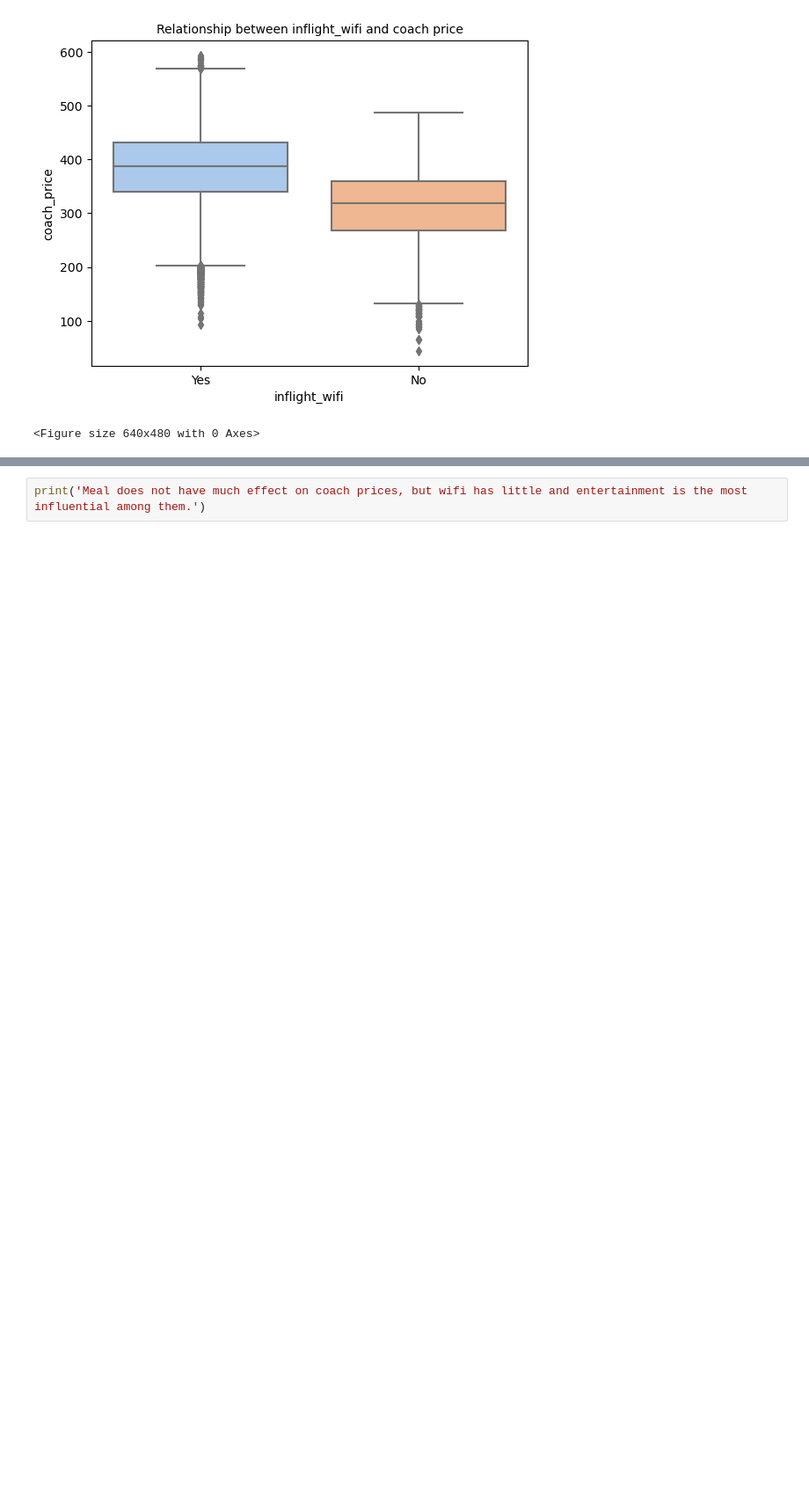
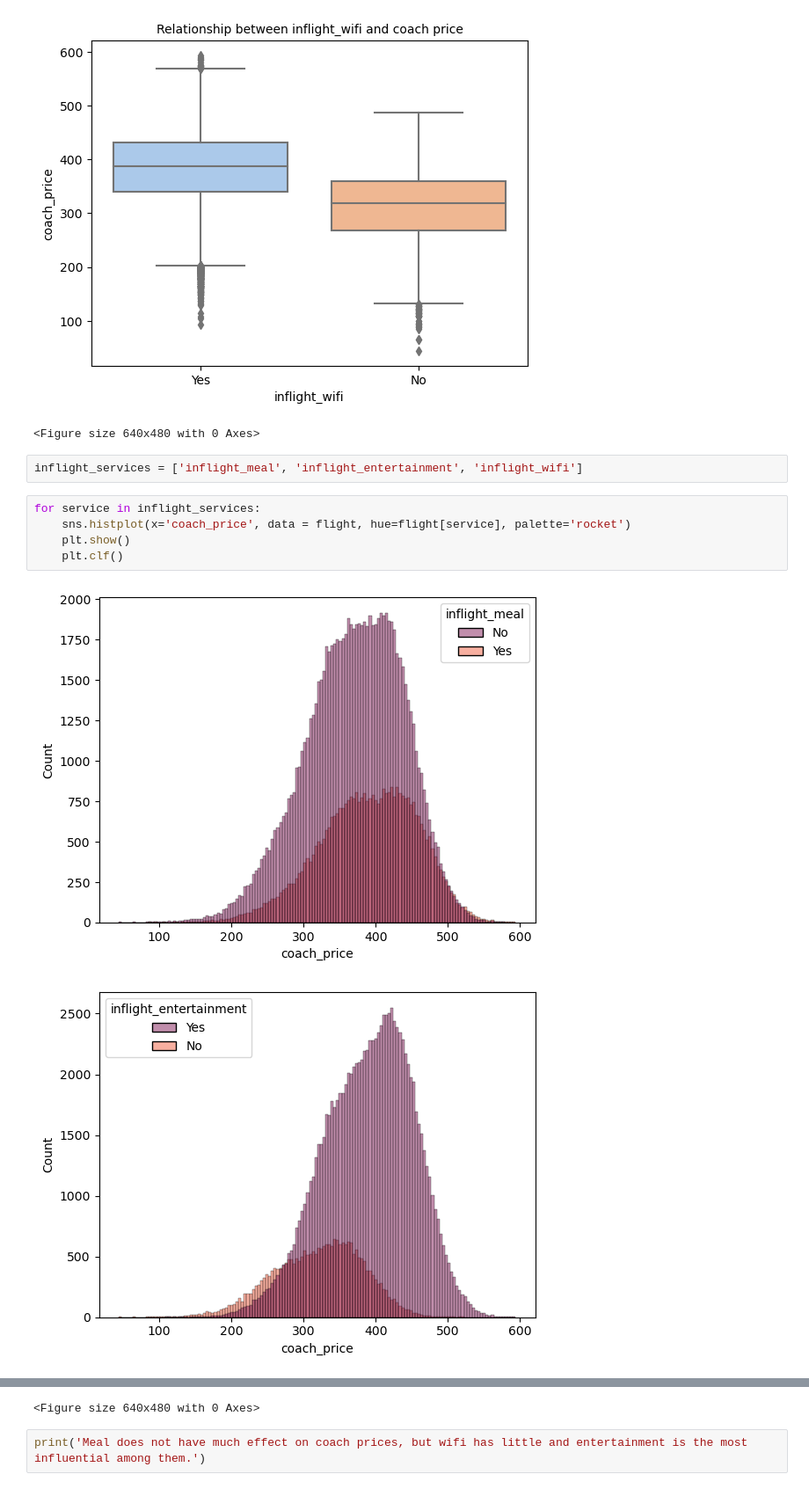
Before and after one commit to LiZoMark841619/Airline_analysis, a Jupyter notebook: Airline_analysis/Airline Analysis.ipynb, the cells around one changed output, grey strips where cells are left out. Shown: that part at 88% size. Saved outputs shown, nothing was run; the diff lists cells and outputs as text; blank space fills up the shorter version.

```diff
--- a/Airline_analysis/Airline Analysis.ipynb
+++ b/Airline_analysis/Airline Analysis.ipynb
@@ -269,3 +269,13 @@ plt.clf()
 # %% [output]
 [figure]
 <Figure size 640x480 with 0 Axes>
+# %%
+inflight_services = ['inflight_meal', 'inflight_entertainment', 'inflight_wifi']
+# %%
+for service in inflight_services:
+    sns.histplot(x='coach_price', data = flight, hue=flight[service], palette='rocket')
+    plt.show()
+    plt.clf()
+# %% [output]
+[figure, added]
+[figure, added]
@@ -272,3 +283,4 @@ plt.clf()
+<Figure size 640x480 with 0 Axes>
 # %%
 print('Meal does not have much effect on coach prices, but wifi has little and entertainment is the most influential among them.')
 # %% [output]
```
Also changed, not shown: parts of 1 cell of this notebook.
